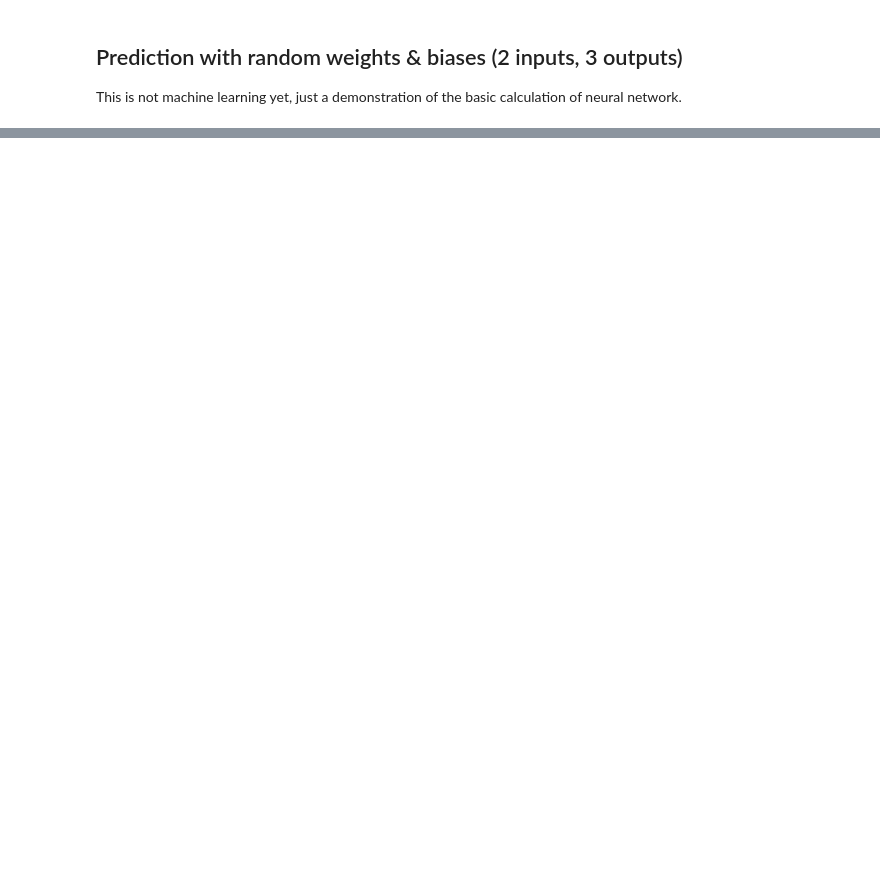
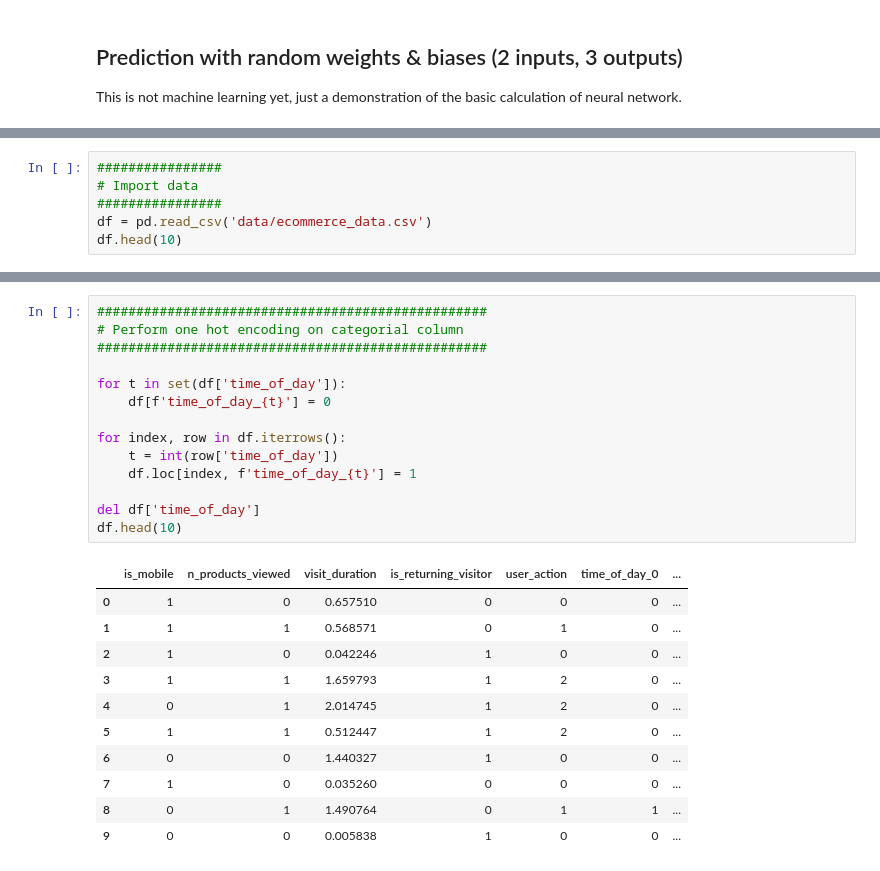
Before and after one commit to woo-chia-wei/py-neural-network, a Jupyter notebook: concepts.ipynb, the cells around one changed output, grey strips where cells are left out. Saved outputs shown, nothing was run; the diff lists cells and outputs as text; blank space fills up the shorter version.

Commit message:
Added ecommerce example into concepts.

```diff
--- a/concepts.ipynb
+++ b/concepts.ipynb
@@ -71,0 +104,6 @@ Prediction overview:  Counter({0: 865, 2: 446, 1: 189})
+# %%
+################
+# Import data
+################
+df = pd.read_csv('data/ecommerce_data.csv')
+df.head(10)
@@ -71,0 +122,26 @@ Prediction overview:  Counter({0: 865, 2: 446, 1: 189})
+# %%
+##################################################
+# Perform one hot encoding on categorial column
+##################################################
+
+for t in set(df['time_of_day']):
+    df[f'time_of_day_{t}'] = 0
+
+for index, row in df.iterrows():
+    t = int(row['time_of_day'])
+    df.loc[index, f'time_of_day_{t}'] = 1
+
+del df['time_of_day']
+df.head(10)
+# %% [output]
+|  | is_mobile | n_products_viewed | visit_duration | is_returning_visitor | user_action | time_of_day_0 | ... |
+| 0 | 1 | 0 | 0.657510 | 0 | 0 | 0 | ... |
+| 1 | 1 | 1 | 0.568571 | 0 | 1 | 0 | ... |
+| 2 | 1 | 0 | 0.042246 | 1 | 0 | 0 | ... |
+| 3 | 1 | 1 | 1.659793 | 1 | 2 | 0 | ... |
+| 4 | 0 | 1 | 2.014745 | 1 | 2 | 0 | ... |
+| 5 | 1 | 1 | 0.512447 | 1 | 2 | 0 | ... |
+| 6 | 0 | 0 | 1.440327 | 1 | 0 | 0 | ... |
+| 7 | 1 | 0 | 0.035260 | 0 | 0 | 0 | ... |
+| 8 | 0 | 1 | 1.490764 | 0 | 1 | 1 | ... |
+| 9 | 0 | 0 | 0.005838 | 1 | 0 | 0 | ... |
```
Also changed, not shown: parts of 8 cells of this notebook, 2 other files.
